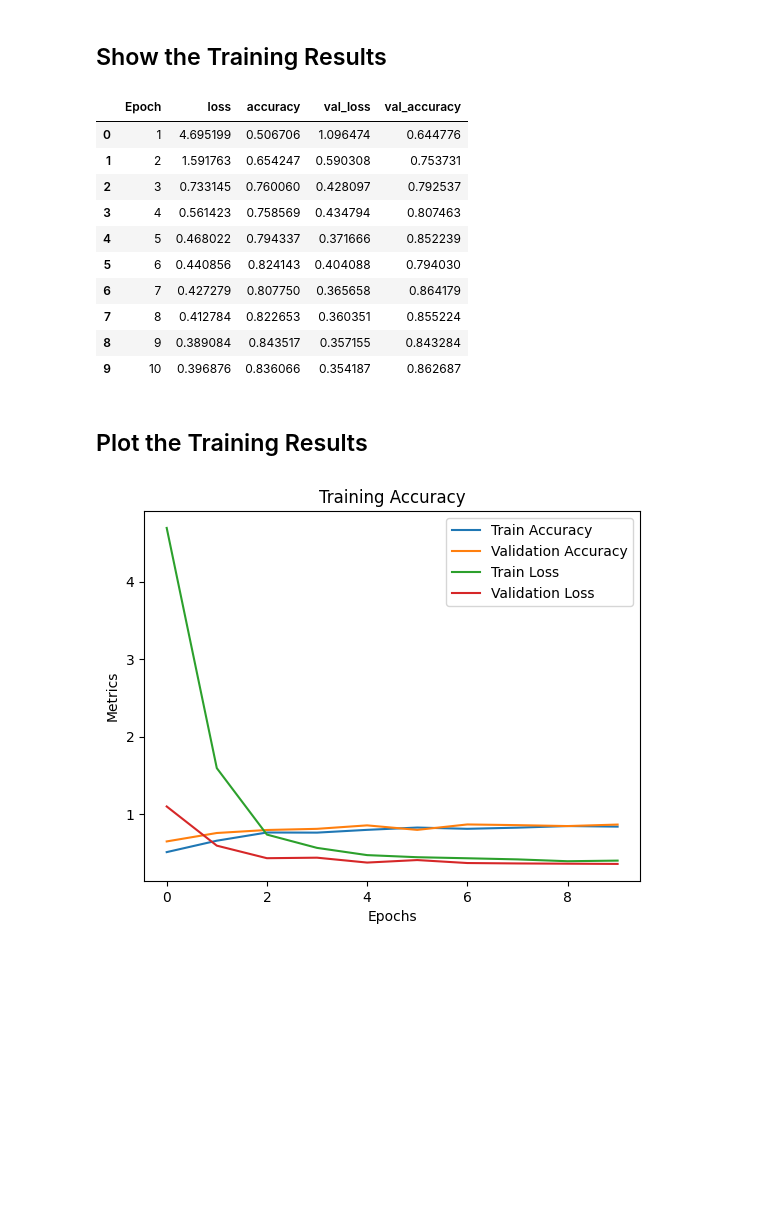
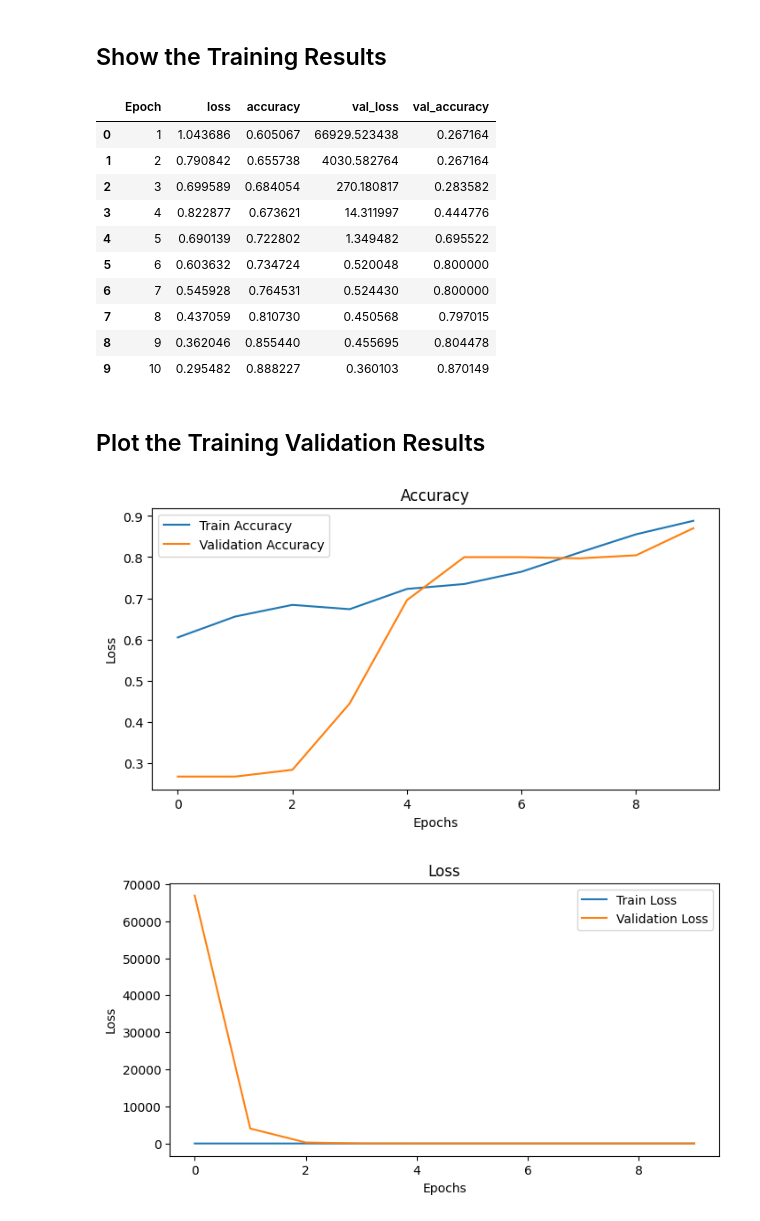
Before and after one commit to Lexie-D/Breast-Cancer-Classification, a Jupyter notebook: Breast_Cancer_classification.ipynb, the cells around one changed output. Cells and saved outputs as stored; diff of their text form; code cells hidden in the pictures; blank space fills up the shorter version.

Commit message:
Final Improvements and evaluation of results

```diff
--- a/Breast_Cancer_classification.ipynb
+++ b/Breast_Cancer_classification.ipynb
@@ -354,0 +355,4 @@ IPImage(filename=model_visualization_path)
+# %%
+# to save the model results
+from tensorflow.keras.models import load_model
+model = load_model('/content/best_model.h5')
@@ -356,7 +362,7 @@ IPImage(filename=model_visualization_path)
 ## Create Checkpoints and Callbacks to Save the Best Performing Model
 # %%
 # Where the best model will be saved
-checkpoint_path = "/content/best_model.h5"
+checkpoint_path = "/content/best_model2.h5"
 
 # Define the callbacks
 callbacks = [
@@ -383,9 +389,10 @@ callbacks = [
 # %% [markdown]
 # 7. Compile the Model
 # %%
+from tensorflow.keras.optimizers import Adam
 # Compile
 model.compile(
-    optimizer = 'Adam',
+    optimizer = Adam(learning_rate = 1e-4),
     loss = 'categorical_crossentropy',
     metrics = ['accuracy']
 )
@@ -463,28 +465,38 @@ train_history = train_history[['Epoch', 'loss', 'accuracy', 'val_loss', 'val_acc
 train_history
 # %% [output]
 |  | Epoch | loss | accuracy | val_loss | val_accuracy |
-| 0 | 1 | 4.695199 | 0.506706 | 1.096474 | 0.644776 |
-| 1 | 2 | 1.591763 | 0.654247 | 0.590308 | 0.753731 |
-| 2 | 3 | 0.733145 | 0.760060 | 0.428097 | 0.792537 |
-| 3 | 4 | 0.561423 | 0.758569 | 0.434794 | 0.807463 |
-| 4 | 5 | 0.468022 | 0.794337 | 0.371666 | 0.852239 |
-| 5 | 6 | 0.440856 | 0.824143 | 0.404088 | 0.794030 |
-| 6 | 7 | 0.427279 | 0.807750 | 0.365658 | 0.864179 |
-| 7 | 8 | 0.412784 | 0.822653 | 0.360351 | 0.855224 |
-| 8 | 9 | 0.389084 | 0.843517 | 0.357155 | 0.843284 |
-| 9 | 10 | 0.396876 | 0.836066 | 0.354187 | 0.862687 |
+| 0 | 1 | 1.043686 | 0.605067 | 66929.523438 | 0.267164 |
+| 1 | 2 | 0.790842 | 0.655738 | 4030.582764 | 0.267164 |
+| 2 | 3 | 0.699589 | 0.684054 | 270.180817 | 0.283582 |
+| 3 | 4 | 0.822877 | 0.673621 | 14.311997 | 0.444776 |
+| 4 | 5 | 0.690139 | 0.722802 | 1.349482 | 0.695522 |
+| 5 | 6 | 0.603632 | 0.734724 | 0.520048 | 0.800000 |
+| 6 | 7 | 0.545928 | 0.764531 | 0.524430 | 0.800000 |
+| 7 | 8 | 0.437059 | 0.810730 | 0.450568 | 0.797015 |
+| 8 | 9 | 0.362046 | 0.855440 | 0.455695 | 0.804478 |
+| 9 | 10 | 0.295482 | 0.888227 | 0.360103 | 0.870149 |
 # %% [markdown]
-## Plot the Training Results
+## Plot the Training Validation Results
 # %%
+plt.figure(figsize = (8,4))
 plt.plot(history.history['accuracy'], label = 'Train Accuracy')
 plt.plot(history.history['val_accuracy'], label = 'Validation Accuracy')
+plt.legend()
+plt.xlabel('Epochs')
+plt.ylabel('Loss')
+plt.title('Accuracy')
+plt.show()
+
+
+plt.figure(figsize = (8,4))
 plt.plot(history.history['loss'], label = 'Train Loss')
 plt.plot(history.history['val_loss'], label = 'Validation Loss')
 plt.legend()
 plt.xlabel('Epochs')
-plt.ylabel('Metrics')
-plt.title('Training Accuracy')
+plt.ylabel('Loss')
+plt.title('Loss')
 plt.show()
 # %% [output]
-[figure, old version]
+[figure, new version]
+[figure, added]
 # %% [markdown]
```
Also changed, not shown: parts of 20 cells of this notebook.
